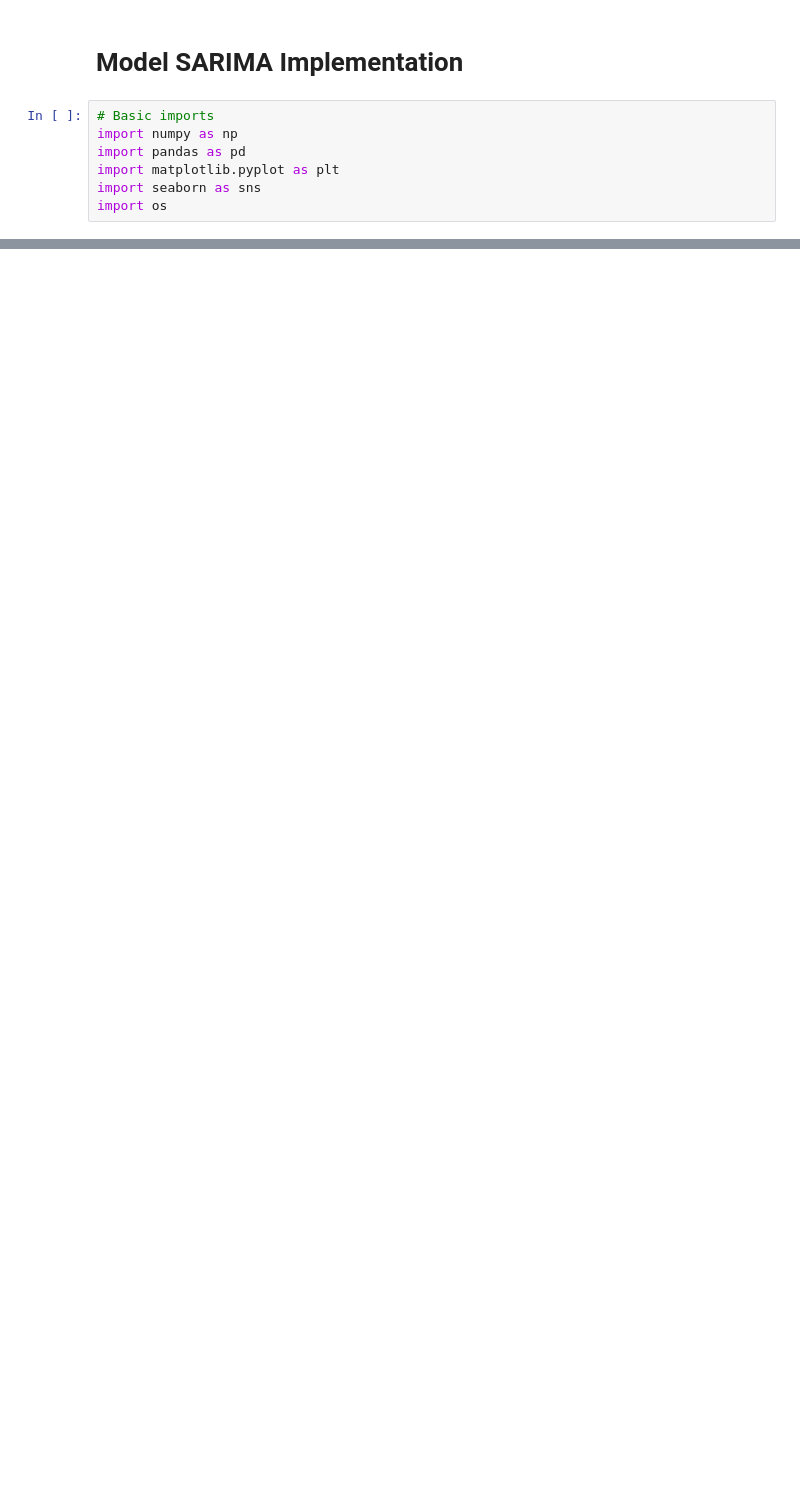
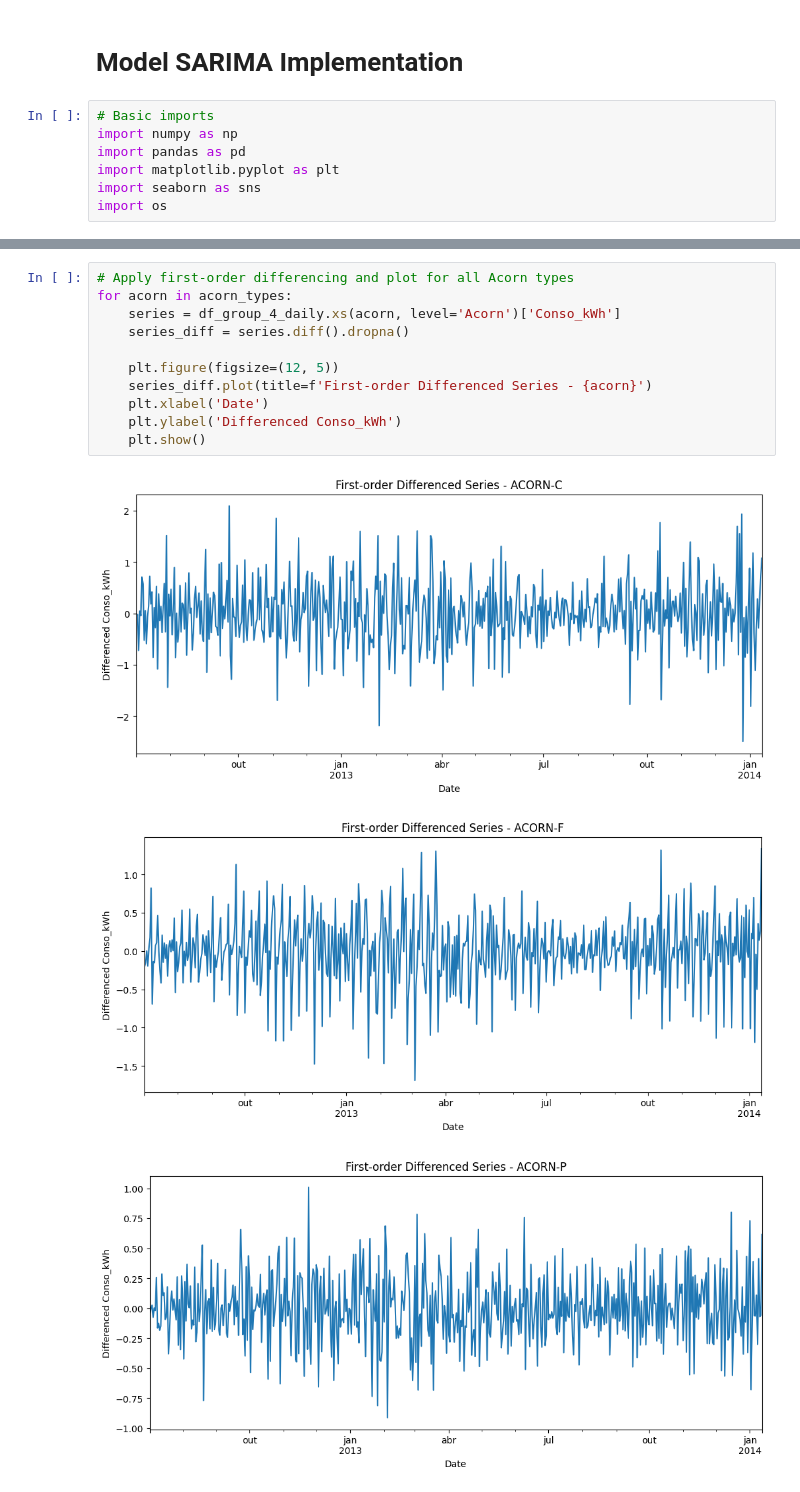
Before and after one commit to thiagonarcizo/Forecast-of-Electricity-Consumption, a Jupyter notebook: notebooks_gustavo/01_model_longterme.ipynb, the cells around one changed output, grey strips where cells are left out. Cells and saved outputs as stored; diff of their text form; blank space fills up the shorter version.

```diff
--- a/notebooks_gustavo/01_model_longterme.ipynb
+++ b/notebooks_gustavo/01_model_longterme.ipynb
@@ -89,0 +65,15 @@ KeyboardInterrupt:
+# %%
+# Apply first-order differencing and plot for all Acorn types
+for acorn in acorn_types:
+    series = df_group_4_daily.xs(acorn, level='Acorn')['Conso_kWh']
+    series_diff = series.diff().dropna()
+
+    plt.figure(figsize=(12, 5))
+    series_diff.plot(title=f'First-order Differenced Series - {acorn}')
+    plt.xlabel('Date')
+    plt.ylabel('Differenced Conso_kWh')
+    plt.show()
+# %% [output]
+[figure, added]
+[figure, added]
+[figure, added]
```
Also changed, not shown: parts of 12 cells of this notebook.
